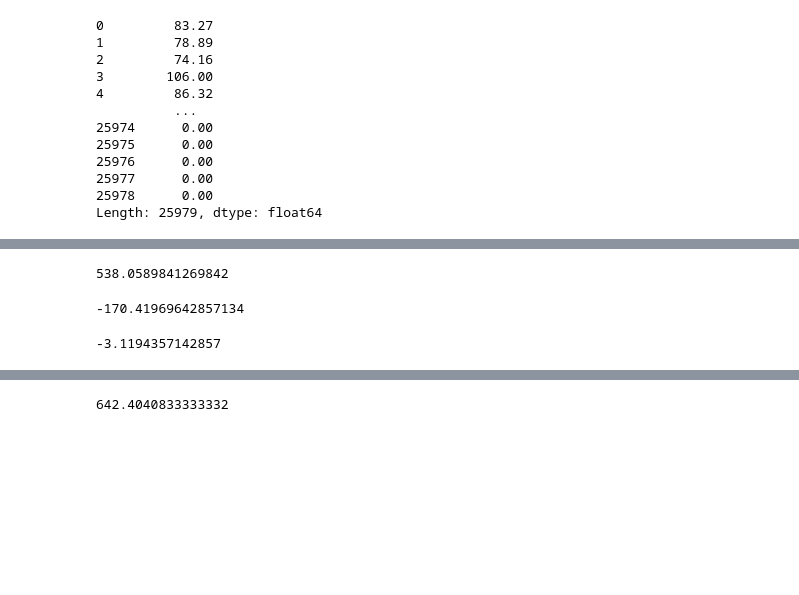
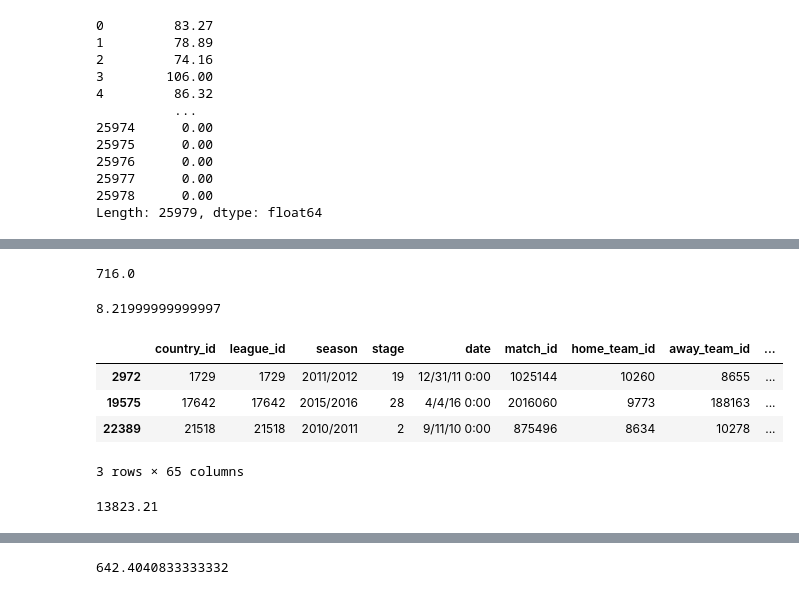
Before and after one commit to archit120/datathon, a Jupyter notebook: upsets.ipynb, the cells around one changed output, grey strips where cells are left out. Cells and saved outputs as stored; diff of their text form; code cells hidden in the pictures; blank space fills up the shorter version.

```diff
--- a/upsets.ipynb
+++ b/upsets.ipynb
@@ -94,9 +94,9 @@ np.sum(df[df.columns[32:]], axis=1)
 25978      0.00
 Length: 25979, dtype: float64
 # %%
-home_bet_columns = [x for x in np.arange(32, df.columns.shape[0]) if x%3==2]
-draw_bet_columns = [x for x in np.arange(32, df.columns.shape[0]) if x%3==0]
-away_bet_columns = [x for x in np.arange(32, df.columns.shape[0]) if x%3==1]
+home_bet_columns = [x for x in np.arange(32, 35) if x%3==2]
+draw_bet_columns = [x for x in np.arange(32, 35) if x%3==0]
+away_bet_columns = [x for x in np.arange(32, 35) if x%3==1]
 # %%
 home_bets = np.mean(df[df.columns[home_bet_columns]], axis=1)
 draw_bet = np.mean(df[df.columns[draw_bet_columns]], axis=1)
@@ -129,12 +129,24 @@ df.loc[(df['home_bet_agg']*10 < df['away_bet_agg']) & (df['home_team_goal'] < df
 # %%
 np.sum(df.loc[(df['home_bet_agg']*10 < df['away_bet_agg']) & (df['home_team_goal'] < df['away_team_goal'] )]['away_bet_agg'])
 # %% [output]
-538.0589841269842
+716.0
 # %%
-np.sum(df.loc[(df['home_bet_agg']*10 < df['away_bet_agg']) & (df['home_team_goal'] > df['away_team_goal'] )]['home_bet_agg']) - np.sum(df.loc[(df['home_bet_agg']*10 < df['away_bet_agg']) & (df['home_team_goal'] < df['away_team_goal'] )]['away_bet_agg']) - np.sum(df.loc[(df['home_bet_agg']*10 < df['away_bet_agg']) & (df['home_team_goal'] == df['away_team_goal'] )]['draw_bet_agg'])
+oddsRatio = 10
+df_favor = df.loc[(df['home_bet_agg']*oddsRatio < df['away_bet_agg']) & (df['home_team_goal'] > df['away_team_goal'] )]
+df_favor_opp  = df.loc[(df['home_bet_agg']*oddsRatio < df['away_bet_agg']) & (df['home_team_goal'] < df['away_team_goal'] )]
+df_favor_eq  = df.loc[(df['home_bet_agg']*oddsRatio < df['away_bet_agg']) & (df['home_team_goal'] == df['away_team_goal'] )]
+np.sum(df_favor['home_bet_agg']-1) - np.count_nonzero(df_favor_opp['away_bet_agg']) - np.count_nonzero(df_favor_eq['draw_bet_agg'])
 # %% [output]
--170.41969642857134
+8.21999999999997
+# %%
+df_favor_opp
+# %% [output]
+|  | country_id | league_id | season | stage | date | match_id | home_team_id | away_team_id | ... |
+| 2972 | 1729 | 1729 | 2011/2012 | 19 | 12/31/11 0:00 | 1025144 | 10260 | 8655 | ... |
+| 19575 | 17642 | 17642 | 2015/2016 | 28 | 4/4/16 0:00 | 2016060 | 9773 | 188163 | ... |
+| 22389 | 21518 | 21518 | 2010/2011 | 2 | 9/11/10 0:00 | 875496 | 8634 | 10278 | ... |
+3 rows × 65 columns
 # %%
-np.sum(df.loc[(df['away_bet_agg']*10 < df['home_bet_agg']) & (df['away_team_goal'] > df['home_team_goal'] )]['away_bet_agg']) - np.sum(df.loc[(df['away_bet_agg']*10 < df['home_bet_agg']) & (df['away_team_goal'] < df['away_team_goal'] )]['home_bet_agg']) - np.sum(df.loc[(df['away_bet_agg']*10 < df['home_bet_agg']) & (df['away_team_goal'] == df['home_team_goal'] )]['draw_bet_agg'])
+np.sum(df.loc[df['away_team_goal'] > df['home_team_goal']]['away_bet_agg']) - np.count_nonzero(df.loc[df['away_team_goal'] < df['away_team_goal']]['home_bet_agg']) - np.count_nonzero(df.loc[df['away_team_goal'] == df['home_team_goal']]['draw_bet_agg'])
 # %% [output]
--3.1194357142857
+13823.21
```
Also changed, not shown: parts of 7 cells of this notebook.
